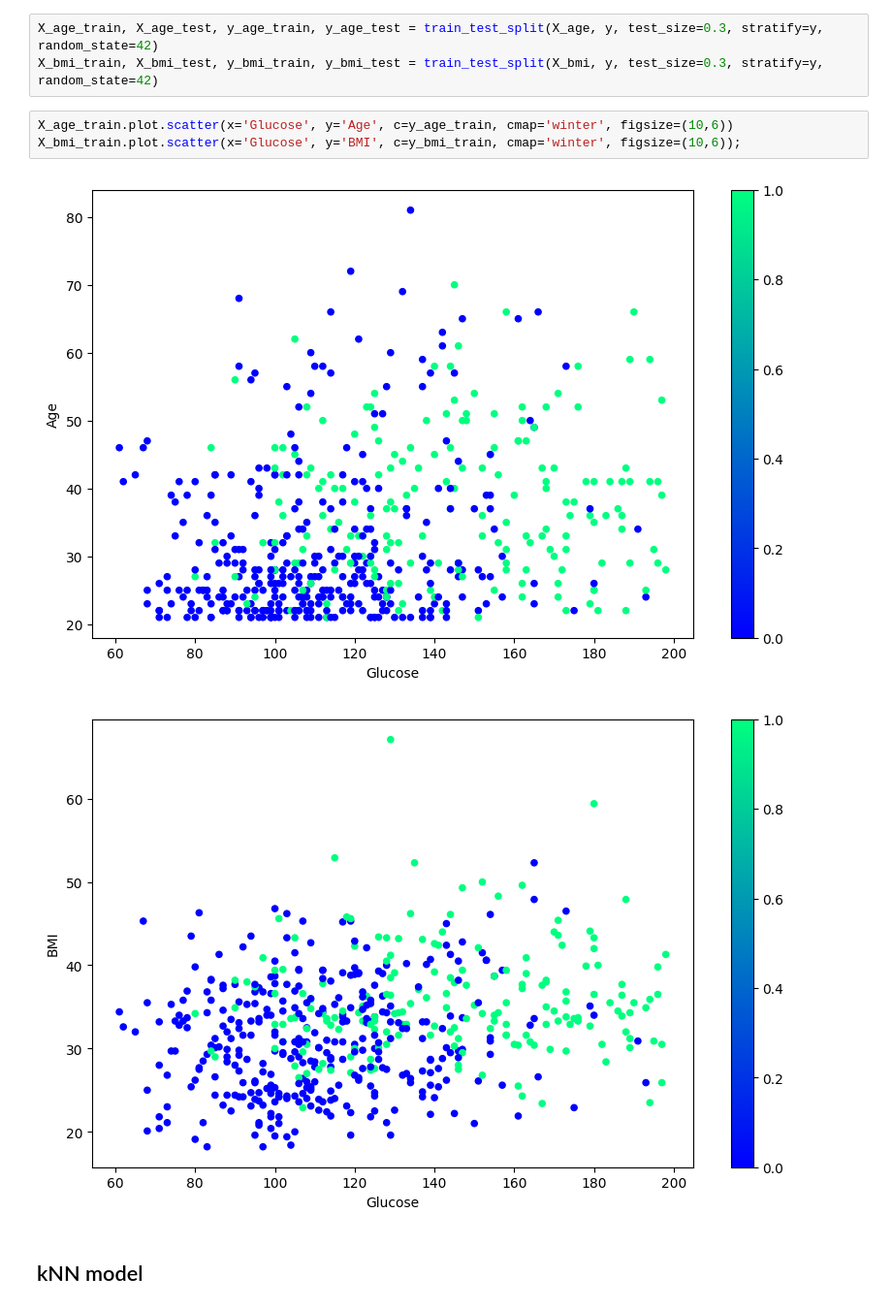
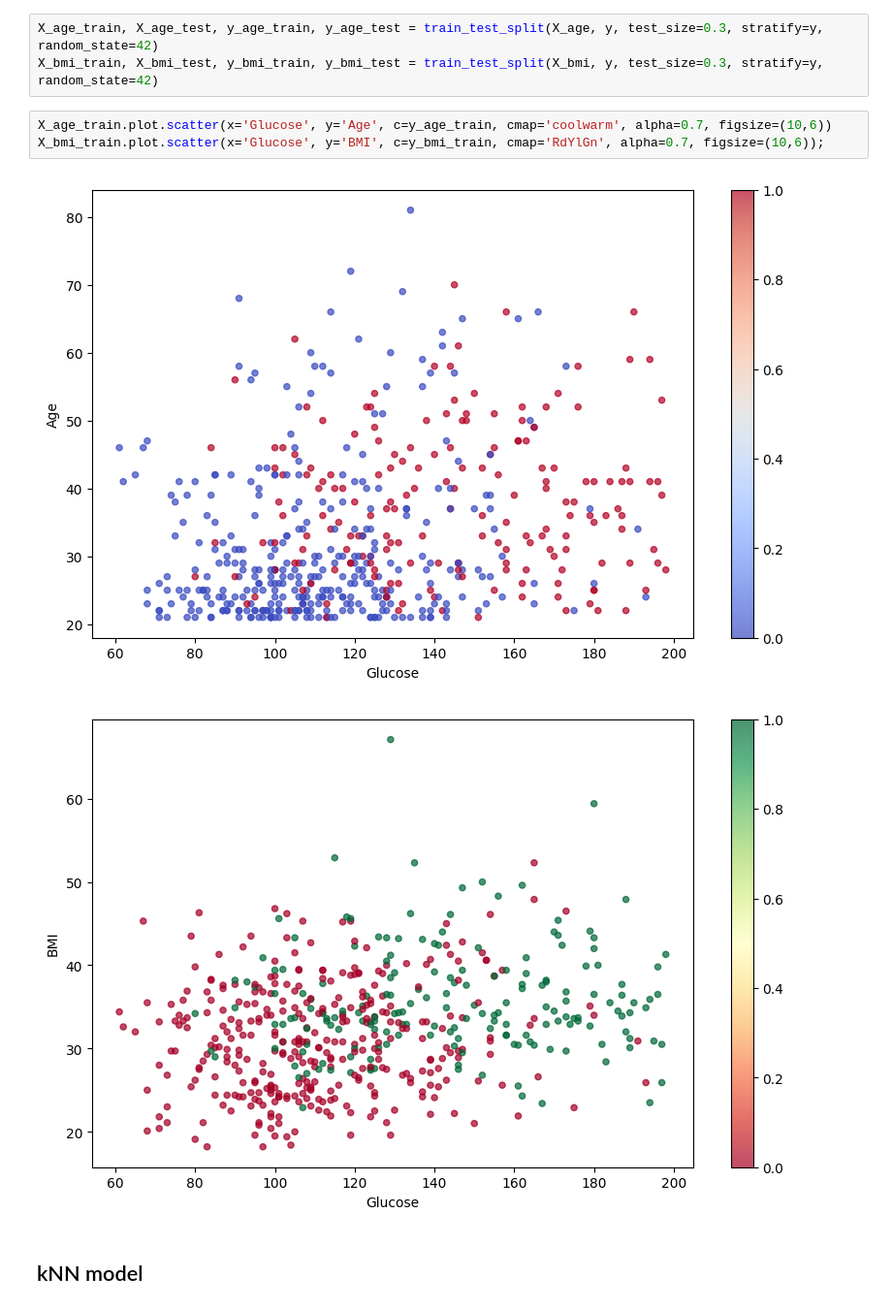
Before and after one commit to Maxstef/data-loves-ml-for-people-course, a Jupyter notebook: notebooks/2_4_ensembles_cross_val/0_3_ensembles_basic.ipynb, the cells around one changed output. Shown at 97% size. Cells and saved outputs as stored; diff of their text form.

```diff
--- a/notebooks/2_4_ensembles_cross_val/0_3_ensembles_basic.ipynb
+++ b/notebooks/2_4_ensembles_cross_val/0_3_ensembles_basic.ipynb
@@ -83,11 +85,11 @@ y = diabetes_df['Outcome']
 X_age_train, X_age_test, y_age_train, y_age_test = train_test_split(X_age, y, test_size=0.3, stratify=y, random_state=42)
 X_bmi_train, X_bmi_test, y_bmi_train, y_bmi_test = train_test_split(X_bmi, y, test_size=0.3, stratify=y, random_state=42)
 # %%
-X_age_train.plot.scatter(x='Glucose', y='Age', c=y_age_train, cmap='winter', figsize=(10,6))
-X_bmi_train.plot.scatter(x='Glucose', y='BMI', c=y_bmi_train, cmap='winter', figsize=(10,6));
+X_age_train.plot.scatter(x='Glucose', y='Age', c=y_age_train, cmap='coolwarm', alpha=0.7, figsize=(10,6))
+X_bmi_train.plot.scatter(x='Glucose', y='BMI', c=y_bmi_train, cmap='RdYlGn', alpha=0.7, figsize=(10,6));
 # %% [output]
-[figure, old version]
+[figure, new version]
-[figure, old version]
+[figure, new version]
 # %% [markdown]
 ## kNN model
 # %%
```
Also changed, not shown: parts of 52 cells of this notebook.
